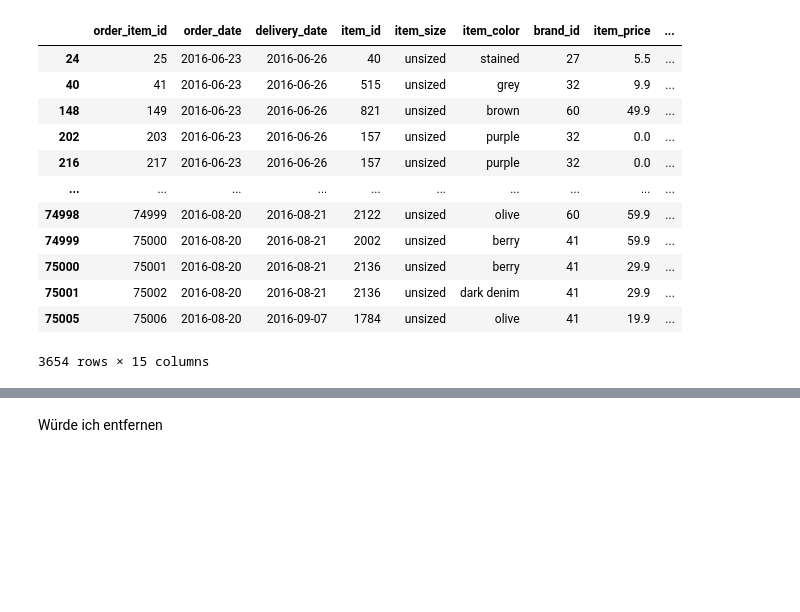
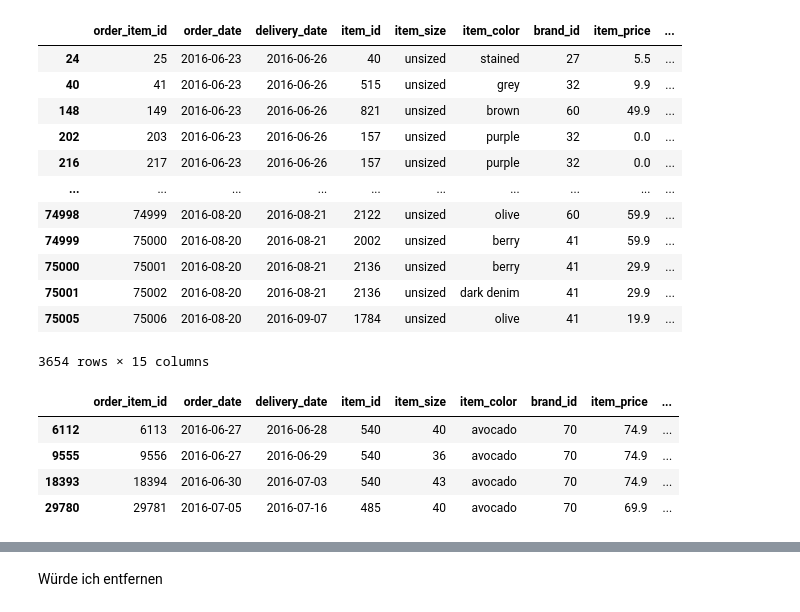
Before and after one commit to P-AEL/ML-Projekt, a Jupyter notebook: Paul/blob.ipynb, the cells around one changed output, grey strips where cells are left out. Drawn from its saved outputs; the diff is of its cells as text; code cells hidden in the pictures; blank space fills up the shorter version.

```diff
--- a/Paul/blob.ipynb
+++ b/Paul/blob.ipynb
@@ -204,6 +206,14 @@ df[df.item_size == "unsized"]
 | 75001 | 75002 | 2016-08-20 | 2016-08-21 | 2136 | unsized | dark denim | 41 | 29.9 | ... |
 | 75005 | 75006 | 2016-08-20 | 2016-09-07 | 1784 | unsized | olive | 41 | 19.9 | ... |
 3654 rows × 15 columns
+# %%
+df[df.item_color == "avocado"]
+# %% [output]
+|  | order_item_id | order_date | delivery_date | item_id | item_size | item_color | brand_id | item_price | ... |
+| 6112 | 6113 | 2016-06-27 | 2016-06-28 | 540 | 40 | avocado | 70 | 74.9 | ... |
+| 9555 | 9556 | 2016-06-27 | 2016-06-29 | 540 | 36 | avocado | 70 | 74.9 | ... |
+| 18393 | 18394 | 2016-06-30 | 2016-07-03 | 540 | 43 | avocado | 70 | 74.9 | ... |
+| 29780 | 29781 | 2016-07-05 | 2016-07-16 | 485 | 40 | avocado | 70 | 69.9 | ... |
 # %%
 df[df.item_color == "?"].count()
 # %% [output]
```
Also changed, not shown: parts of 17 cells of this notebook.
